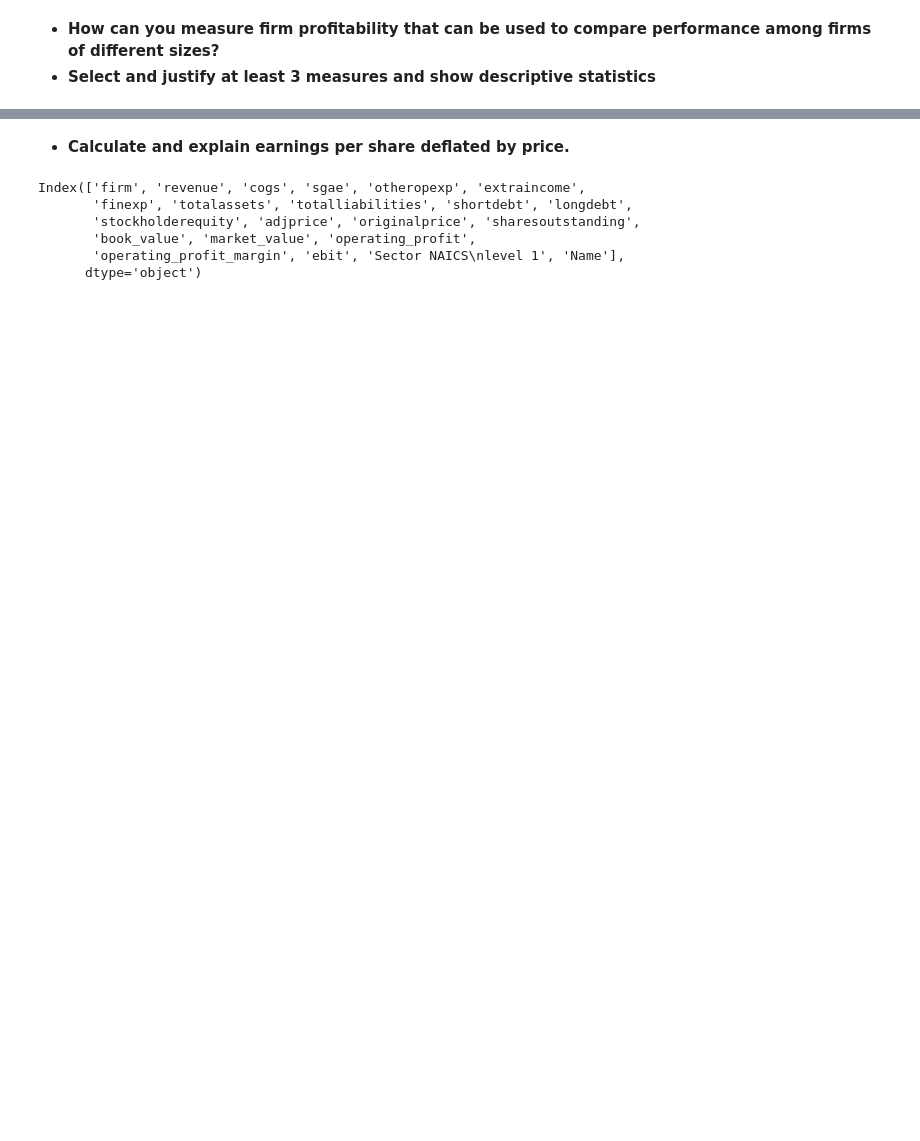
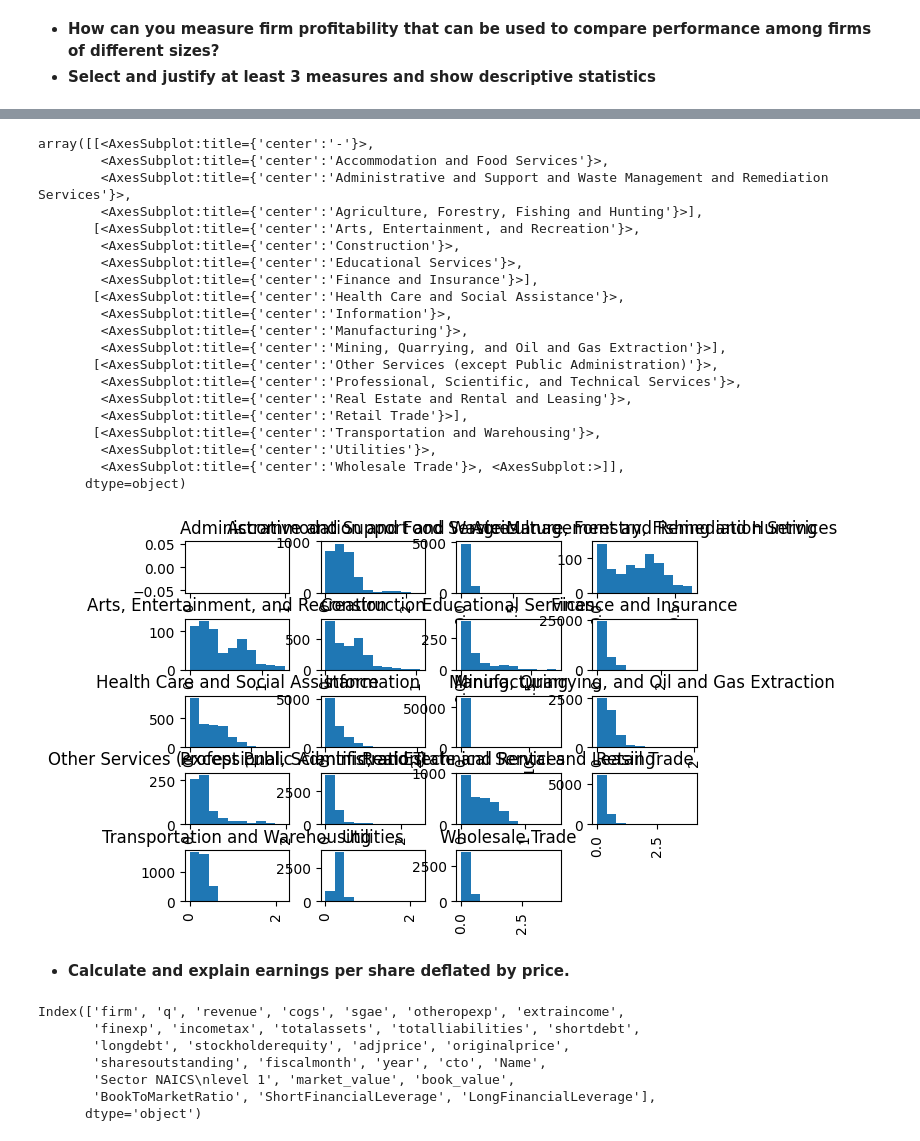
Before and after one commit to alexlohe25/IA_Avanzada_I, a Jupyter notebook: mod1_estadistica/business_case_A01733984.ipynb, the cells around one changed output, grey strips where cells are left out. Cells and saved outputs as stored; diff of their text form; code cells hidden in the pictures; blank space fills up the shorter version.

```diff
--- a/mod1_estadistica/business_case_A01733984.ipynb
+++ b/mod1_estadistica/business_case_A01733984.ipynb
@@ -630,0 +890,6 @@ Name: firm, dtype: object
+# %%
+#LongFinancialLeverage = longdebt / totalassests. Like short financial leverage, but in a much larger ratio in terms of debt. With this measure, we can have an idea of the financial history
+#of each firm on a general time lapse
+
+dfExtra = dfExtra.assign(LongFinancialLeverage=lambda x: x.longdebt.astype(np.float) / x.totalassets.astype(np.float) )
+dfExtra
@@ -631,13 +946,38 @@ Name: firm, dtype: object
+# %%
+dfExtra.hist(column='LongFinancialLeverage', by='Sector NAICS\nlevel 1')
+# %% [output]
+array([[<AxesSubplot:title={'center':'-'}>,
+        <AxesSubplot:title={'center':'Accommodation and Food Services'}>,
+        <AxesSubplot:title={'center':'Administrative and Support and Waste Management and Remediation Services'}>,
+        <AxesSubplot:title={'center':'Agriculture, Forestry, Fishing and Hunting'}>],
+       [<AxesSubplot:title={'center':'Arts, Entertainment, and Recreation'}>,
+        <AxesSubplot:title={'center':'Construction'}>,
+        <AxesSubplot:title={'center':'Educational Services'}>,
+        <AxesSubplot:title={'center':'Finance and Insurance'}>],
+       [<AxesSubplot:title={'center':'Health Care and Social Assistance'}>,
+        <AxesSubplot:title={'center':'Information'}>,
+        <AxesSubplot:title={'center':'Manufacturing'}>,
+        <AxesSubplot:title={'center':'Mining, Quarrying, and Oil and Gas Extraction'}>],
+       [<AxesSubplot:title={'center':'Other Services (except Public Administration)'}>,
+        <AxesSubplot:title={'center':'Professional, Scientific, and Technical Services'}>,
+        <AxesSubplot:title={'center':'Real Estate and Rental and Leasing'}>,
+        <AxesSubplot:title={'center':'Retail Trade'}>],
+       [<AxesSubplot:title={'center':'Transportation and Warehousing'}>,
+        <AxesSubplot:title={'center':'Utilities'}>,
+        <AxesSubplot:title={'center':'Wholesale Trade'}>, <AxesSubplot:>]],
+      dtype=object)
+[figure, added]
 # %% [markdown]
 
 
 *   **Calculate and explain earnings per share deflated by price.**
 # %%
-mergedDF.columns
+dfExtra.columns
 # %% [output]
-Index(['firm', 'revenue', 'cogs', 'sgae', 'otheropexp', 'extraincome',
-       'finexp', 'totalassets', 'totalliabilities', 'shortdebt', 'longdebt',
-       'stockholderequity', 'adjprice', 'originalprice', 'sharesoutstanding',
-       'book_value', 'market_value', 'operating_profit',
-       'operating_profit_margin', 'ebit', 'Sector NAICS\nlevel 1', 'Name'],
+Index(['firm', 'q', 'revenue', 'cogs', 'sgae', 'otheropexp', 'extraincome',
+       'finexp', 'incometax', 'totalassets', 'totalliabilities', 'shortdebt',
+       'longdebt', 'stockholderequity', 'adjprice', 'originalprice',
+       'sharesoutstanding', 'fiscalmonth', 'year', 'cto', 'Name',
+       'Sector NAICS\nlevel 1', 'market_value', 'book_value',
+       'BookToMarketRatio', 'ShortFinancialLeverage', 'LongFinancialLeverage'],
       dtype='object')
```
Also changed, not shown: parts of 29 cells of this notebook.
